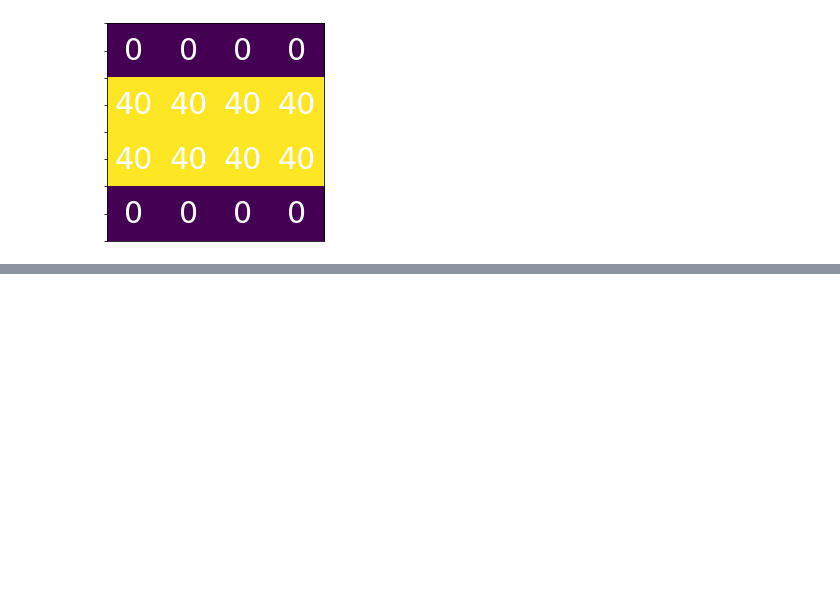
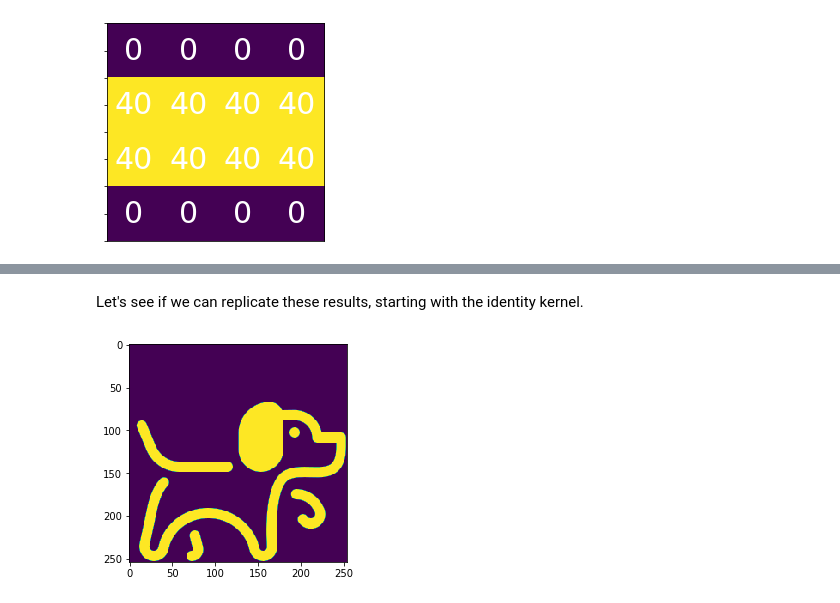
Before and after one commit to JakobGM/visual-intelligence, a Jupyter notebook: numerical_examples/cnn-propagation.ipynb, the cells around one changed output, grey strips where cells are left out. Drawn from its saved outputs; the diff is of its cells as text; code cells hidden in the pictures; blank space fills up the shorter version.

```diff
--- a/numerical_examples/cnn-propagation.ipynb
+++ b/numerical_examples/cnn-propagation.ipynb
@@ -117,0 +198,8 @@ cnn.plot_matrix(max_pool.pool(input_))
+# %% [markdown]
+Let's see if we can replicate these results, starting with the identity kernel.
+# %%
+identity_kernel = cnn.Kernel(weights=[[0, 0, 0], [0, 1, 0], [0, 0, 0]])
+identity = identity_kernel.convolute(dog, stride=(1, 1))
+plt.imshow(identity);
+# %% [output]
+[figure, added]
```
Also changed, not shown: parts of 72 cells of this notebook, 1 other file.
